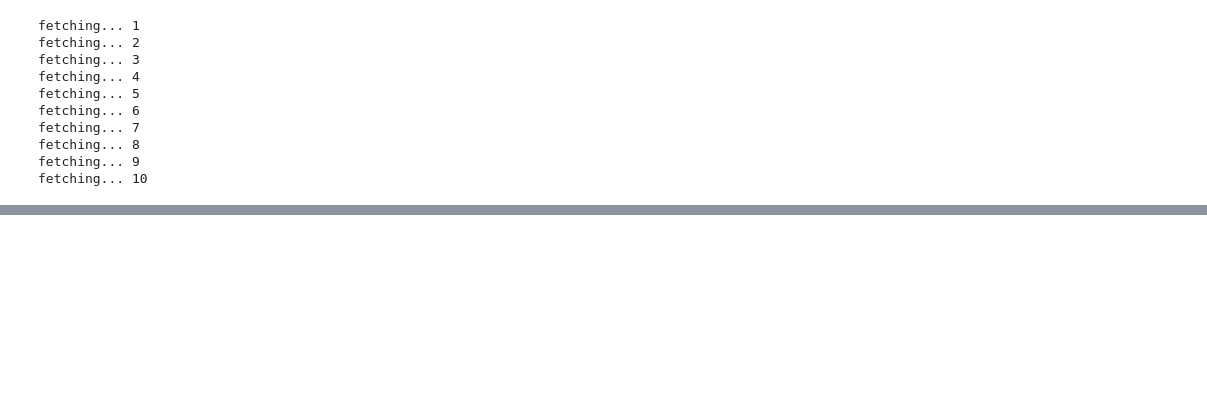
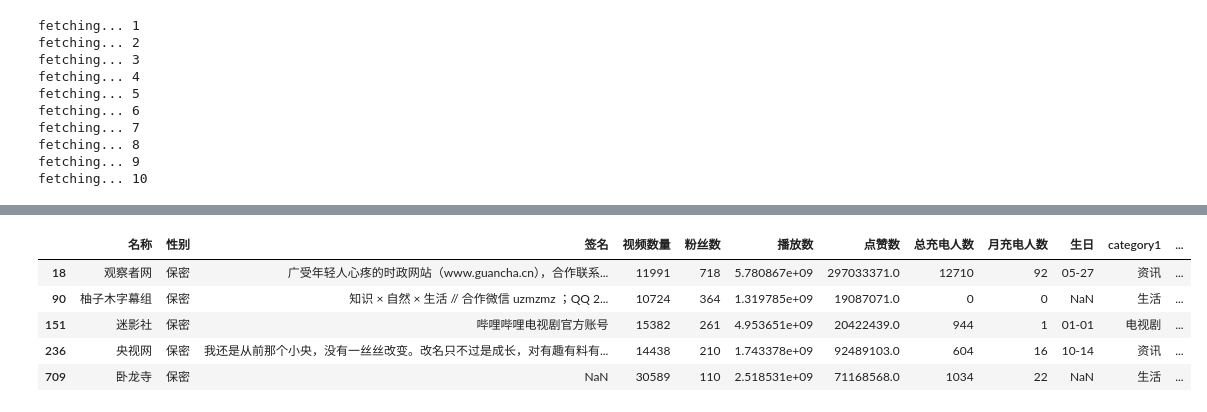
Before and after one commit to Albertiy/MyJupyterNote, a Jupyter notebook: 数据爬取.ipynb, the cells around one changed output, grey strips where cells are left out. Drawn from its saved outputs; the diff is of its cells as text; code cells hidden in the pictures; blank space fills up the shorter version.

```diff
--- a/数据爬取.ipynb
+++ b/数据爬取.ipynb
@@ -112,0 +113,4 @@ TypeError: '>=' not supported between instances of 'str' and 'int'
+# %%
+df.粉丝数 //= 10000
+# %%
+df["粉丝数范围"] = pd.cut(df.粉丝数, bins=[1, 10, 50, 100, 2000], labels=["万粉", "百万前期", "百万后期", "百万粉"], right=False)
@@ -112,0 +189,9 @@ TypeError: '>=' not supported between instances of 'str' and 'int'
+# %%
+df.query("视频数量 > 10000")
+# %% [output]
+|  | 名称 | 性别 | 签名 | 视频数量 | 粉丝数 | 播放数 | 点赞数 | 总充电人数 | 月充电人数 | 生日 | category1 | ... |
+| 18 | 观察者网 | 保密 | 广受年轻人心疼的时政网站（www.guancha.cn），合作联系... | 11991 | 718 | 5.780867e+09 | 297033371.0 | 12710 | 92 | 05-27 | 资讯 | ... |
+| 90 | 柚子木字幕组 | 保密 | 知识 × 自然 × 生活 // 合作微信 uzmzmz ；QQ 2... | 10724 | 364 | 1.319785e+09 | 19087071.0 | 0 | 0 | NaN | 生活 | ... |
+| 151 | 迷影社 | 保密 | 哔哩哔哩电视剧官方账号 | 15382 | 261 | 4.953651e+09 | 20422439.0 | 944 | 1 | 01-01 | 电视剧 | ... |
+| 236 | 央视网 | 保密 | 我还是从前那个小央，没有一丝丝改变。改名只不过是成长，对有趣有料有... | 14438 | 210 | 1.743378e+09 | 92489103.0 | 604 | 16 | 10-14 | 资讯 | ... |
+| 709 | 卧龙寺 | 保密 | NaN | 30589 | 110 | 2.518531e+09 | 71168568.0 | 1034 | 22 | NaN | 生活 | ... |
```
Also changed, not shown: parts of 18 cells of this notebook, 4 other files.
